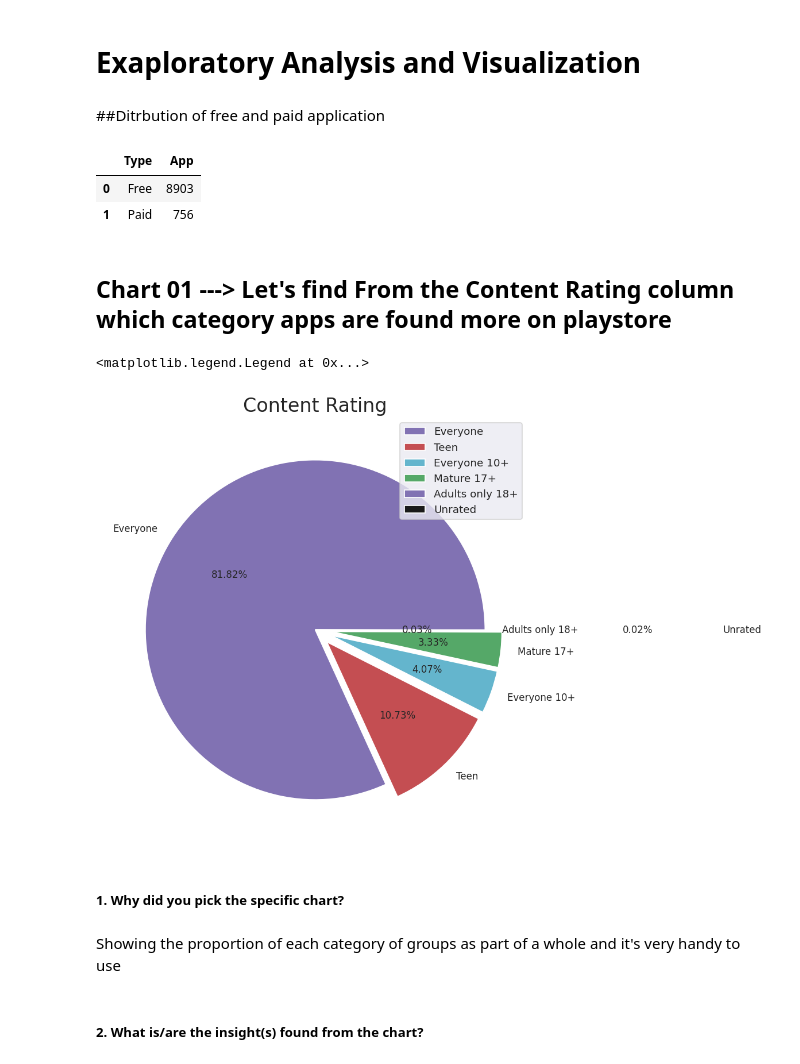
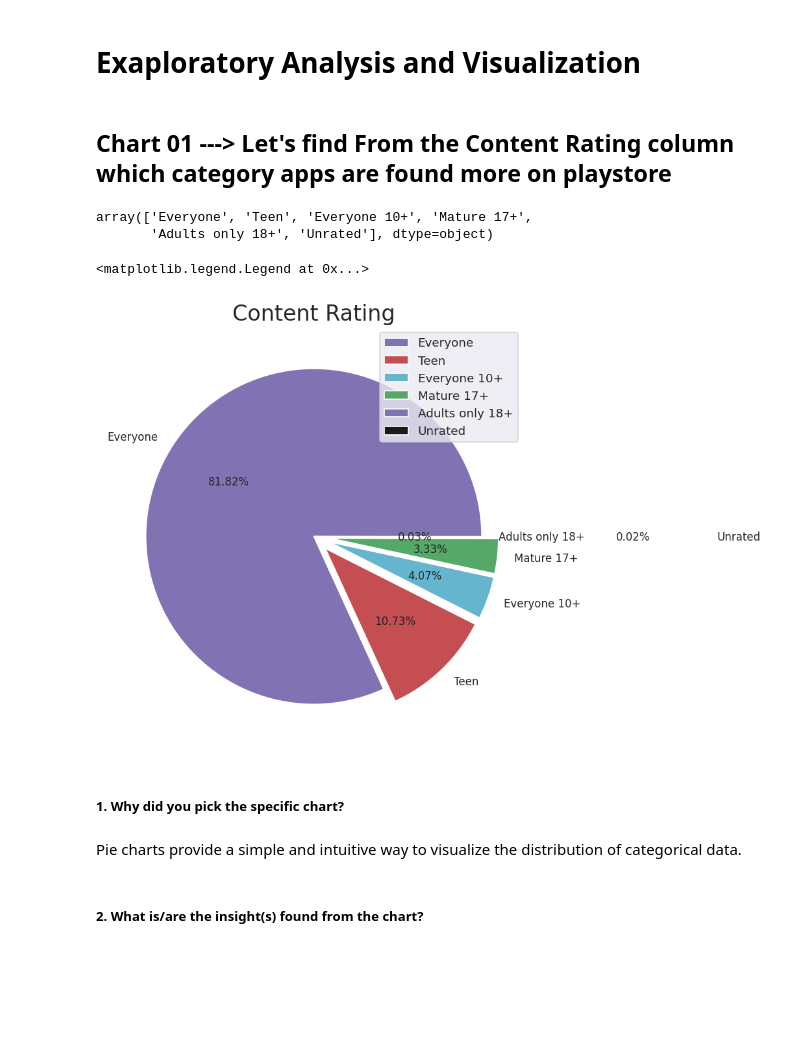
Before and after one commit to Pkolekar940/Play-Store-App-review-analysis-EDA, a Jupyter notebook: EDA_ON_PLAY_STORE.ipynb, the cells around one changed output. Saved outputs shown, nothing was run; the diff lists cells and outputs as text; code cells hidden in the pictures; blank space fills up the shorter version.

```diff
--- a/EDA_ON_PLAY_STORE.ipynb
+++ b/EDA_ON_PLAY_STORE.ipynb
@@ -263,7 +265,7 @@ We can in our dataset by this histogrm our mode is 4.3 and our data right skew.
 
 # Let's set the theme of plots.
 sns.set_theme()
-sns.set(rc={"figure.dpi":120, "figure.figsize":(10,8)})
+sns.set(rc={"figure.dpi":120, "figure.figsize":(8,6)})
 sns.heatmap(df.isnull(), cbar=False)
 # %% [output]
 <Axes: >
@@ -519,13 +499,3 @@ Important finding
 ---
 # %% [markdown]
 # Exaploratory Analysis and Visualization
-# %% [markdown]
-##Ditrbution of free and paid application
-# %%
-# Let's groupby free and paid application in order to find number
-app_type=df.groupby('Type')[['App']].count().reset_index()
-app_type
-# %% [output]
-|  | Type | App |
-| 0 | Free | 8903 |
-| 1 | Paid | 756 |
@@ -535,24 +502,30 @@ Content_df=df.groupby('Content Rating')['App'].count().reset_index()
 # %% [markdown]
 ## Chart 01 --->  Let's find From the Content Rating column which category apps are found more on playstore
+# %%
+df['Content Rating'].unique()
+# %% [output]
+array(['Everyone', 'Teen', 'Everyone 10+', 'Mature 17+',
+       'Adults only 18+', 'Unrated'], dtype=object)
 # %%
 # Content rating of the apps
 data = df['Content Rating'].value_counts()
 labels = ['Everyone', 'Teen', 'Everyone 10+', 'Mature 17+','Adults only 18+', 'Unrated']
 
 # Let's create pie chart
-plt.figure(figsize=(10,8))
+plt.figure(figsize=(9,7))
 explode=(0,0.1,0.1,0.1,0.0,1.3)
 colors = ['C4', 'r', 'c', 'g', 'm', 'k']
-plt.pie(data, labels = labels, colors = colors, autopct='%.2f%%',explode=explode,textprops={'fontsize': 10})
+plt.pie(data, labels = labels, colors = colors, autopct='%.2f%%' ,explode=explode,textprops={'fontsize': 10})
 plt.title('Content Rating',size=20,loc='center')
+
 plt.legend()
 # %% [output]
 <matplotlib.legend.Legend at 0x...>
-[figure, old version]
+[figure, new version]
 # %% [markdown]
 ##### 1. Why did you pick the specific chart?
-# %% [markdown]
-Showing the proportion of each category of groups as part of a whole and it's very handy to use
+# %% [markdown]
+Pie charts provide a simple and intuitive way to visualize the distribution of categorical data.
 # %% [markdown]
 ##### 2. What is/are the insight(s) found from the chart?
 # %% [markdown]
```
Also changed, not shown: parts of 38 cells of this notebook.
